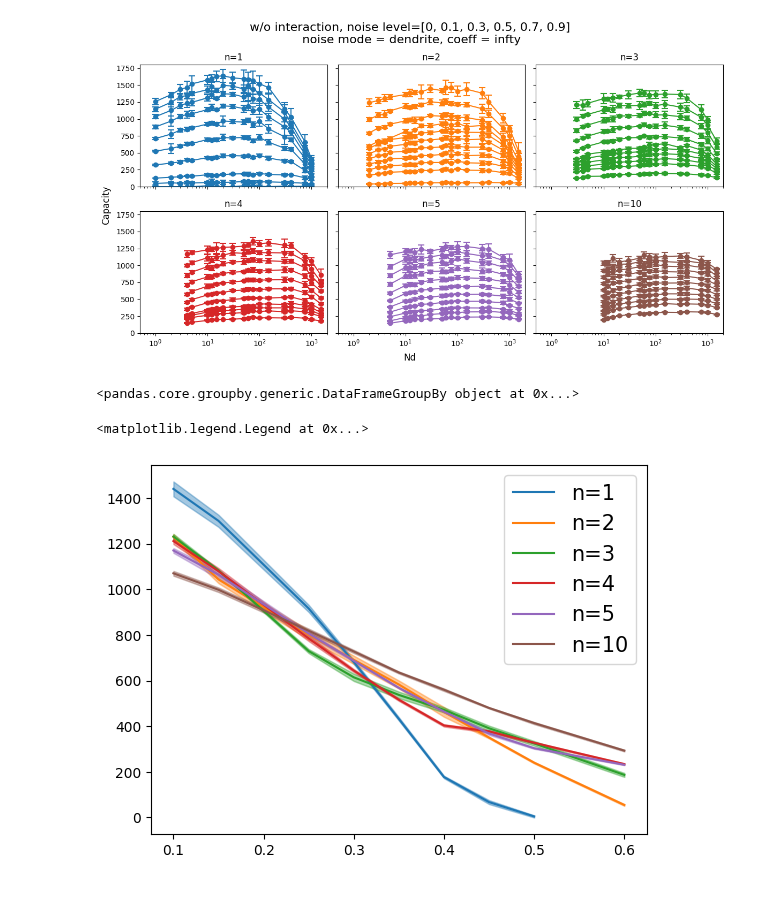
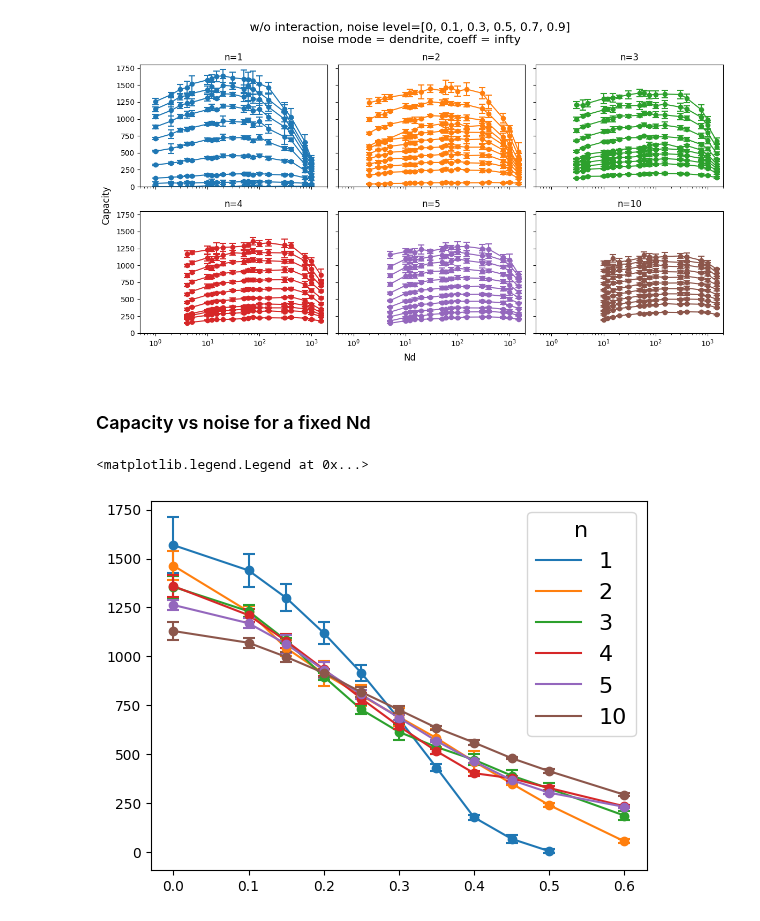
Before and after one commit to Cai-Fangxu/dendrite_familiarity_detection, a Jupyter notebook: common_data_processing/noisy_capacity_plots.ipynb, the cells around one changed output. Drawn from its saved outputs; the diff is of its cells as text; code cells hidden in the pictures.

```diff
--- a/common_data_processing/noisy_capacity_plots.ipynb
+++ b/common_data_processing/noisy_capacity_plots.ipynb
@@ -392,7 +390,3 @@ for noise_idx, noise in enumerate(noise_list[1:]):
         dfs.append(pd.DataFrame())  # empty DataFrame on failure
 
 df = pd.concat(dfs, ignore_index=True)
-# %%
-df.groupby(['noise', 'ndR'])
-# %% [output]
-<pandas.core.groupby.generic.DataFrameGroupBy object at 0x...>
@@ -423,9 +393,25 @@ max_df = df_noise[mask].reset_index(drop=True)
-# %%
-for ndR_idx, ndR in enumerate(ndRlist):
-    subset = max_df[max_df['ndR'] == ndR]
-    plt.plot(subset["noise"], subset["capacity"], c=f"C{ndR_idx}", label=f"n={ndR}")
-    plt.fill_between(subset['noise'], subset['capacity']-subset['sem'], subset['capacity']+subset['sem'], color=f"C{ndR_idx}", alpha=0.4)
-plt.legend(fontsize=15)
-# %% [output]
-<matplotlib.legend.Legend at 0x...>
-[figure, removed]
+# %% [markdown]
+### Capacity vs noise for a fixed Nd
+# %%
+nd=75
+ns=800
+subset = df[df['nd'] == nd]
+for ndR_idx, ndR in enumerate(ndRlist):
+    subset_ndR = subset[subset['ndR'] == ndR]
+    subset_ndR = subset_ndR.loc[subset_ndR.groupby(['capacity', 'noise'])['b'].idxmax()]
+    subset_ndR = subset_ndR.sort_values("noise")
+    plt.plot(subset_ndR['noise'].to_numpy().astype(float), subset_ndR['capacity'], label=f"{ndR}", c=f"C{ndR_idx}")
+    plt.errorbar(
+        x=subset_ndR['noise'].to_numpy().astype(float),
+        y=subset_ndR['capacity'],
+        yerr=2.571*subset_ndR['sem'],
+        fmt='o',
+        capsize=4,
+        capthick=1.5,
+        elinewidth=1.5,
+        c=f"C{ndR_idx}"
+    )
+plt.legend(title='n', fontsize=16, title_fontsize=16, bbox_to_anchor=(1., 1))
+# %% [output]
+<matplotlib.legend.Legend at 0x...>
+[figure, added]
```
Also changed, not shown: parts of 24 cells of this notebook, 10 other files.
